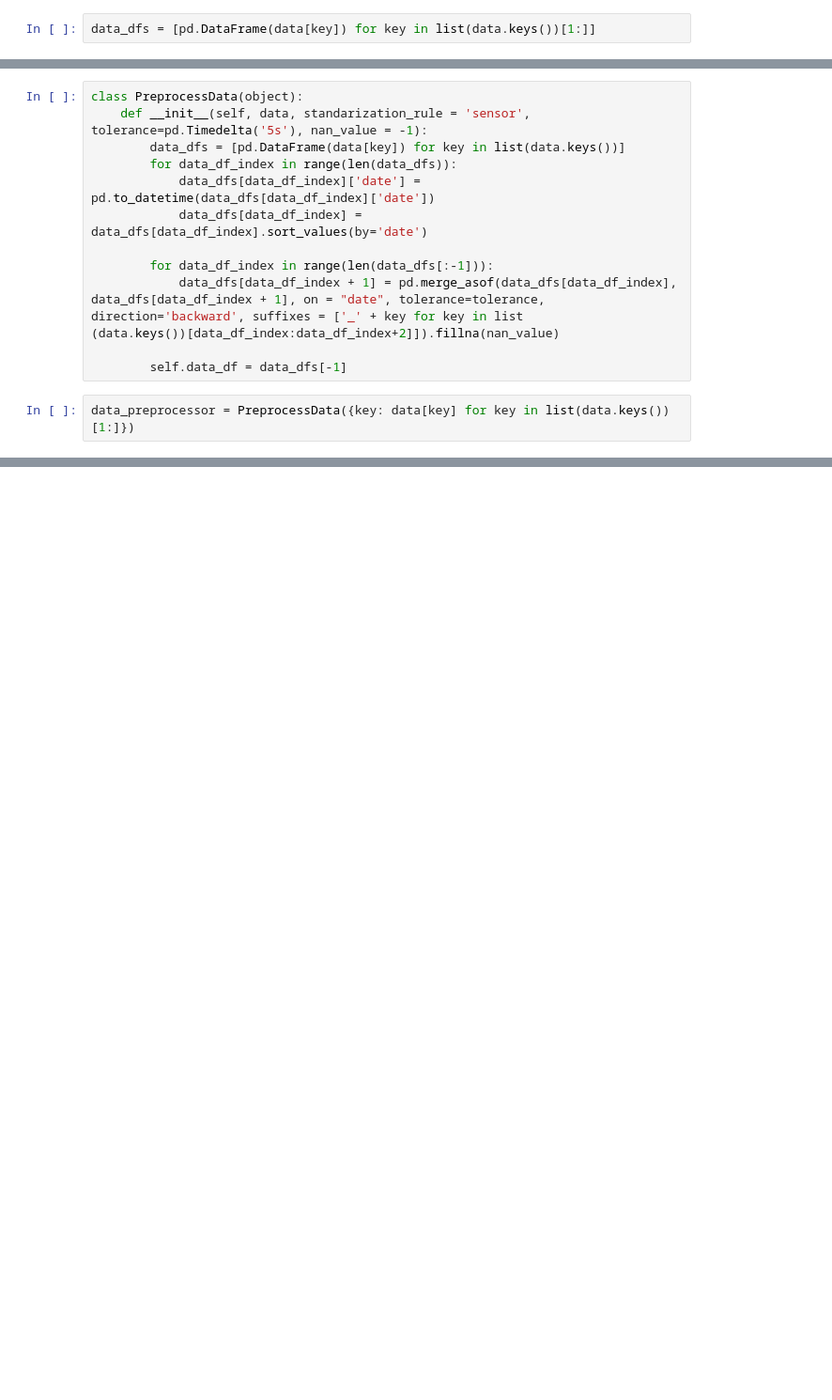
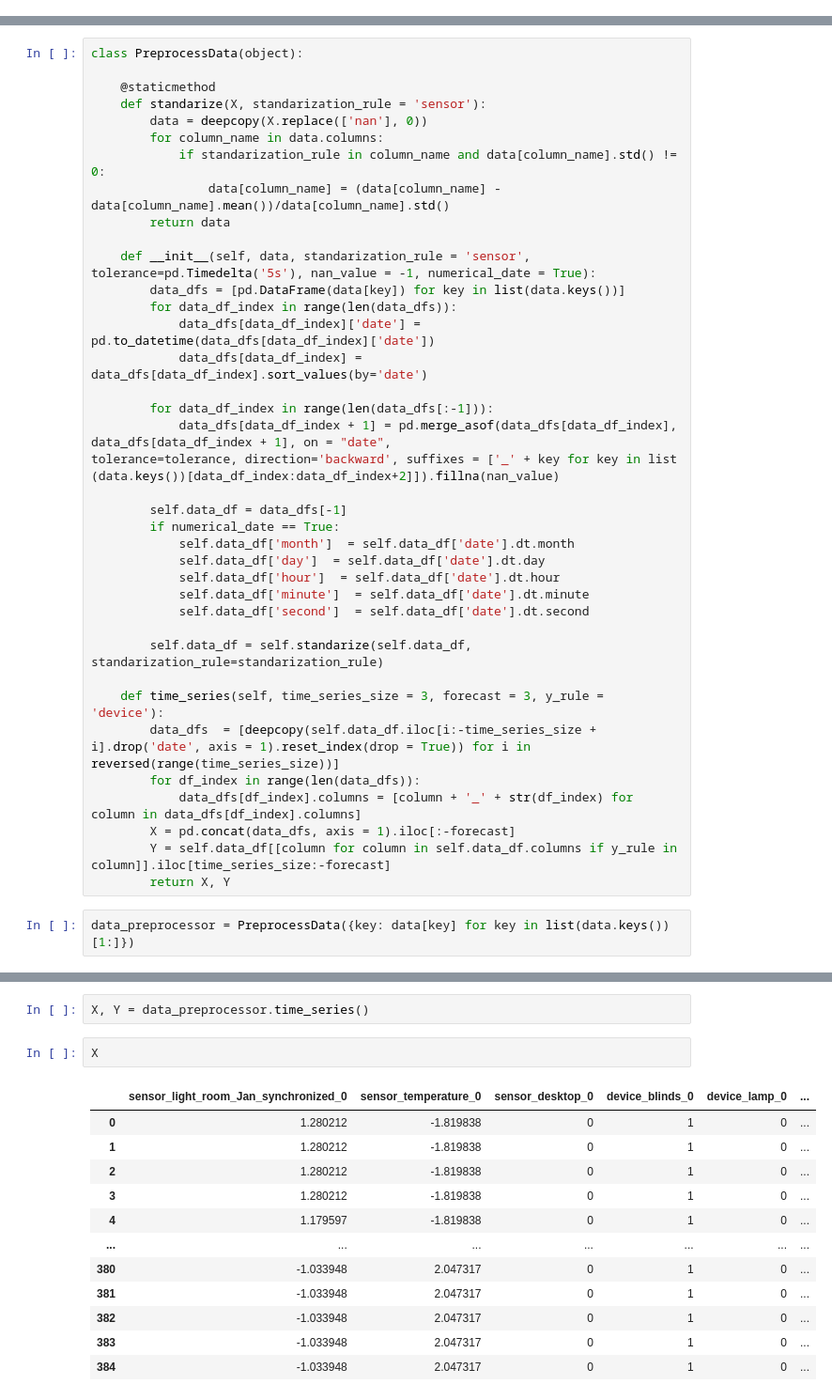
Before and after one commit to Fakser/Smart-house-rule-induction, a Jupyter notebook: notebook.ipynb, the cells around one changed output, grey strips where cells are left out. Shown: that part at 94% size. Saved outputs shown, nothing was run; the diff lists cells and outputs as text; blank space fills up the shorter version.

```diff
--- a/notebook.ipynb
+++ b/notebook.ipynb
@@ -304,4 +327,2 @@ best_params
 # %%
 # Next thing that is needed for this project is data preprocessing module. During the analysis I had to analyse data only from one  device. Unfortunately, this is not the case in real life iot system. We can have lots of devices, sending data in not parallel time (ex. varying in one second). Preprocessing module should be able to properly create array of data, with properly standarized features, and joined tables from dfferent devices. Also, as the data is in form of time series, it should be properly batched and padded.
-# %%
-data_dfs = [pd.DataFrame(data[key]) for key in list(data.keys())[1:]]
@@ -364,14 +329,39 @@ pd.merge_asof(copy_df_1, copy_df_2, on = "date", tolerance=pd.Timedelta('5s'), d
 # %%
 class PreprocessData(object):
-    def __init__(self, data, standarization_rule = 'sensor', tolerance=pd.Timedelta('5s'), nan_value = -1):
+
+    @staticmethod
+    def standarize(X, standarization_rule = 'sensor'):
+        data = deepcopy(X.replace(['nan'], 0))
+        for column_name in data.columns:
+            if standarization_rule in column_name and data[column_name].std() != 0:
+                data[column_name] = (data[column_name] - data[column_name].mean())/data[column_name].std()
+        return data
+
+    def __init__(self, data, standarization_rule = 'sensor', tolerance=pd.Timedelta('5s'), nan_value = -1, numerical_date = True):
         data_dfs = [pd.DataFrame(data[key]) for key in list(data.keys())]
         for data_df_index in range(len(data_dfs)):
             data_dfs[data_df_index]['date'] = pd.to_datetime(data_dfs[data_df_index]['date'])
             data_dfs[data_df_index] = data_dfs[data_df_index].sort_values(by='date')
 
         for data_df_index in range(len(data_dfs[:-1])):
-            data_dfs[data_df_index + 1] = pd.merge_asof(data_dfs[data_df_index], data_dfs[data_df_index + 1], on = "date", tolerance=tolerance, direction='backward', suffixes = ['_' + key for key in list                                                 (data.keys())[data_df_index:data_df_index+2]]).fillna(nan_value)
+            data_dfs[data_df_index + 1] = pd.merge_asof(data_dfs[data_df_index], data_dfs[data_df_index + 1], on = "date",                              tolerance=tolerance, direction='backward', suffixes = ['_' + key for key in list                                                       (data.keys())[data_df_index:data_df_index+2]]).fillna(nan_value)
 
         self.data_df = data_dfs[-1]
+        if numerical_date == True:
+            self.data_df['month']  = self.data_df['date'].dt.month
+            self.data_df['day']  = self.data_df['date'].dt.day
+            self.data_df['hour']  = self.data_df['date'].dt.hour
+            self.data_df['minute']  = self.data_df['date'].dt.minute
+            self.data_df['second']  = self.data_df['date'].dt.second
+
+        self.data_df = self.standarize(self.data_df, standarization_rule=standarization_rule)
+
+    def time_series(self, time_series_size = 3, forecast = 3, y_rule = 'device'):
+        data_dfs  = [deepcopy(self.data_df.iloc[i:-time_series_size + i].drop('date', axis = 1).reset_index(drop = True)) for i in reversed(range(time_series_size))]
+        for df_index in range(len(data_dfs)):
+            data_dfs[df_index].columns = [column + '_' + str(df_index) for column in data_dfs[df_index].columns]
+        X = pd.concat(data_dfs, axis = 1).iloc[:-forecast]
+        Y = self.data_df[[column for column in self.data_df.columns if y_rule in column]].iloc[time_series_size:-forecast]
+        return X, Y
 # %%
 data_preprocessor = PreprocessData({key: data[key] for key in list(data.keys())[1:]})
@@ -393,0 +368,17 @@ data_preprocessor.data_df
+# %%
+X, Y = data_preprocessor.time_series()
+# %%
+X
+# %% [output]
+|  | sensor_light_room_Jan_synchronized_0 | sensor_temperature_0 | sensor_desktop_0 | device_blinds_0 | device_lamp_0 | ... |
+| 0 | 1.280212 | -1.819838 | 0 | 1 | 0 | ... |
+| 1 | 1.280212 | -1.819838 | 0 | 1 | 0 | ... |
+| 2 | 1.280212 | -1.819838 | 0 | 1 | 0 | ... |
+| 3 | 1.280212 | -1.819838 | 0 | 1 | 0 | ... |
+| 4 | 1.179597 | -1.819838 | 0 | 1 | 0 | ... |
+| ... | ... | ... | ... | ... | ... | ... |
+| 380 | -1.033948 | 2.047317 | 0 | 1 | 0 | ... |
+| 381 | -1.033948 | 2.047317 | 0 | 1 | 0 | ... |
+| 382 | -1.033948 | 2.047317 | 0 | 1 | 0 | ... |
+| 383 | -1.033948 | 2.047317 | 0 | 1 | 0 | ... |
+| 384 | -1.033948 | 2.047317 | 0 | 1 | 0 | ... |
```
Also changed, not shown: parts of 21 cells of this notebook, 1 other file.
